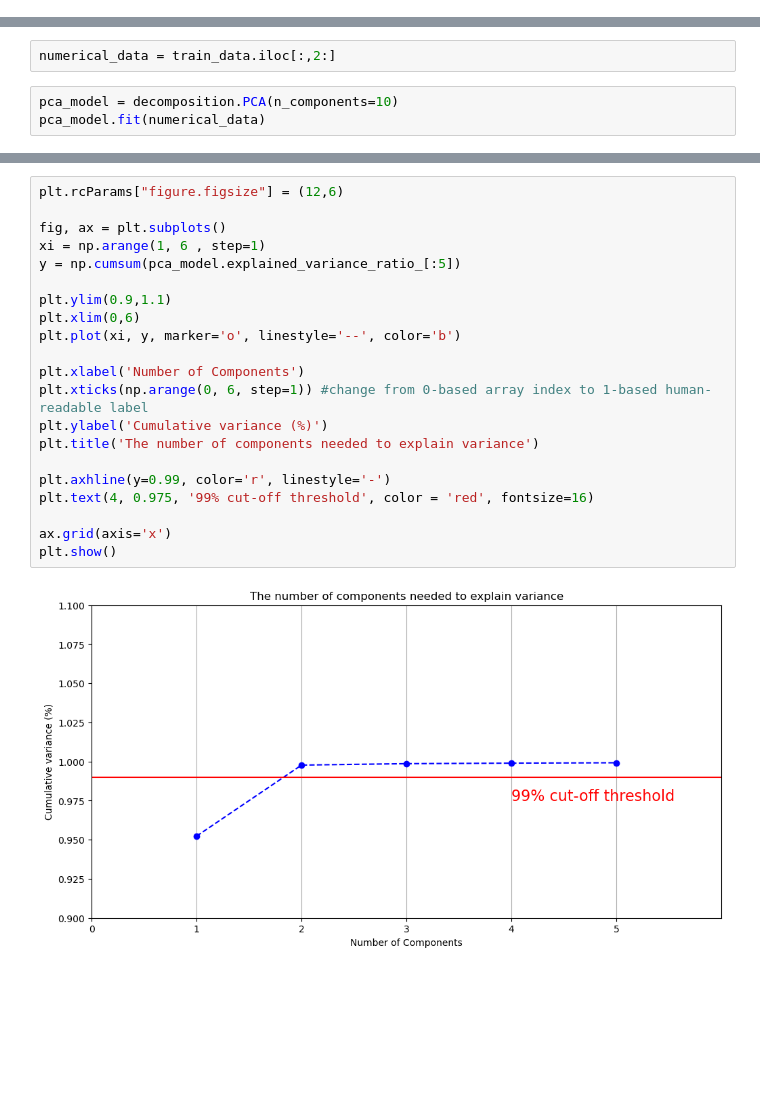
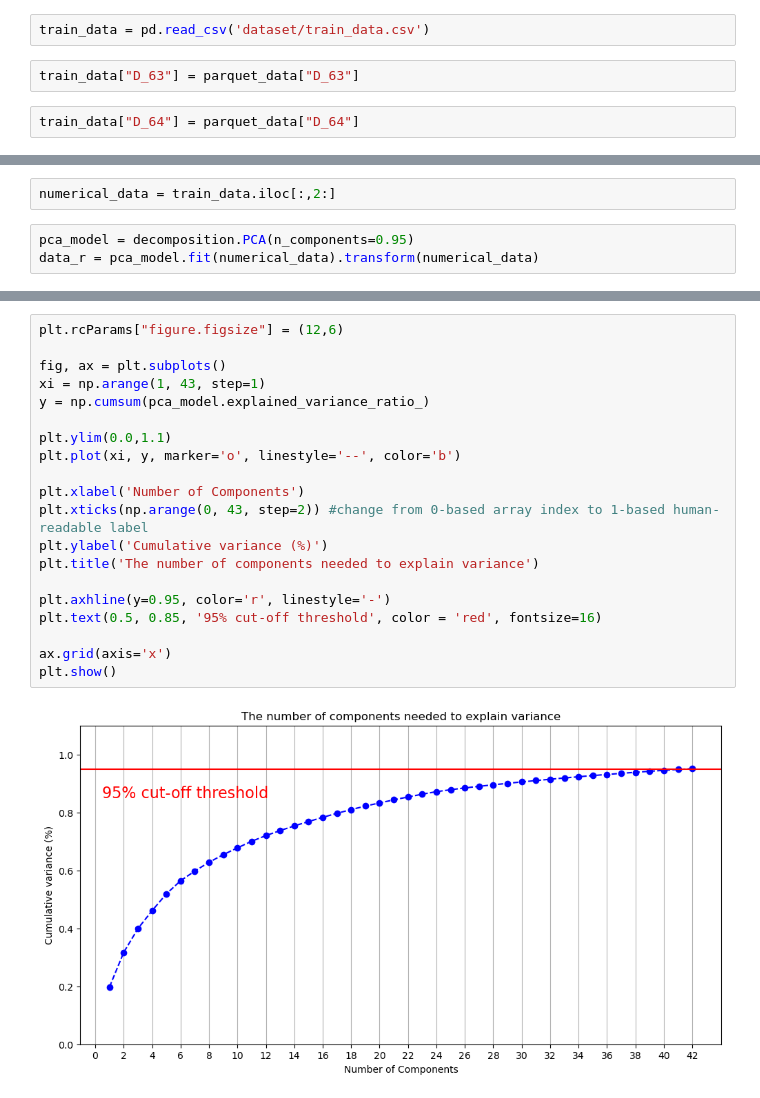
Before and after one commit to ehhdang/AMEX-Default-Prediction, a Jupyter notebook: amex_book.ipynb, the cells around one changed output, grey strips where cells are left out. Drawn from its saved outputs; the diff is of its cells as text; blank space fills up the shorter version.

```diff
--- a/amex_book.ipynb
+++ b/amex_book.ipynb
@@ -17,0 +24,6 @@ train_data = pd.read_parquet('dataset/train.parquet')
+# %%
+train_data = pd.read_csv('dataset/train_data.csv')
+# %%
+train_data["D_63"] = parquet_data["D_63"]
+# %%
+train_data["D_64"] = parquet_data["D_64"]
@@ -88,5 +185,5 @@ from sklearn import decomposition
 # %%
 numerical_data = train_data.iloc[:,2:]
 # %%
-pca_model = decomposition.PCA(n_components=10)
-pca_model.fit(numerical_data)
+pca_model = decomposition.PCA(n_components=0.95)
+data_r = pca_model.fit(numerical_data).transform(numerical_data)
@@ -99,23 +202,22 @@ pca_model.explained_variance_ratio_[0:2].sum()
 # %%
 plt.rcParams["figure.figsize"] = (12,6)
 
 fig, ax = plt.subplots()
-xi = np.arange(1, 6 , step=1)
-y = np.cumsum(pca_model.explained_variance_ratio_[:5])
+xi = np.arange(1, 43, step=1)
+y = np.cumsum(pca_model.explained_variance_ratio_)
 
-plt.ylim(0.9,1.1)
-plt.xlim(0,6)
+plt.ylim(0.0,1.1)
 plt.plot(xi, y, marker='o', linestyle='--', color='b')
 
 plt.xlabel('Number of Components')
-plt.xticks(np.arange(0, 6, step=1)) #change from 0-based array index to 1-based human-readable label
+plt.xticks(np.arange(0, 43, step=2)) #change from 0-based array index to 1-based human-readable label
 plt.ylabel('Cumulative variance (%)')
 plt.title('The number of components needed to explain variance')
 
-plt.axhline(y=0.99, color='r', linestyle='-')
-plt.text(4, 0.975, '99% cut-off threshold', color = 'red', fontsize=16)
+plt.axhline(y=0.95, color='r', linestyle='-')
+plt.text(0.5, 0.85, '95% cut-off threshold', color = 'red', fontsize=16)
 
 ax.grid(axis='x')
 plt.show()
 # %% [output]
-[figure, old version]
+[figure, new version]
```
Also changed, not shown: parts of 17 cells of this notebook, 3 other files.
